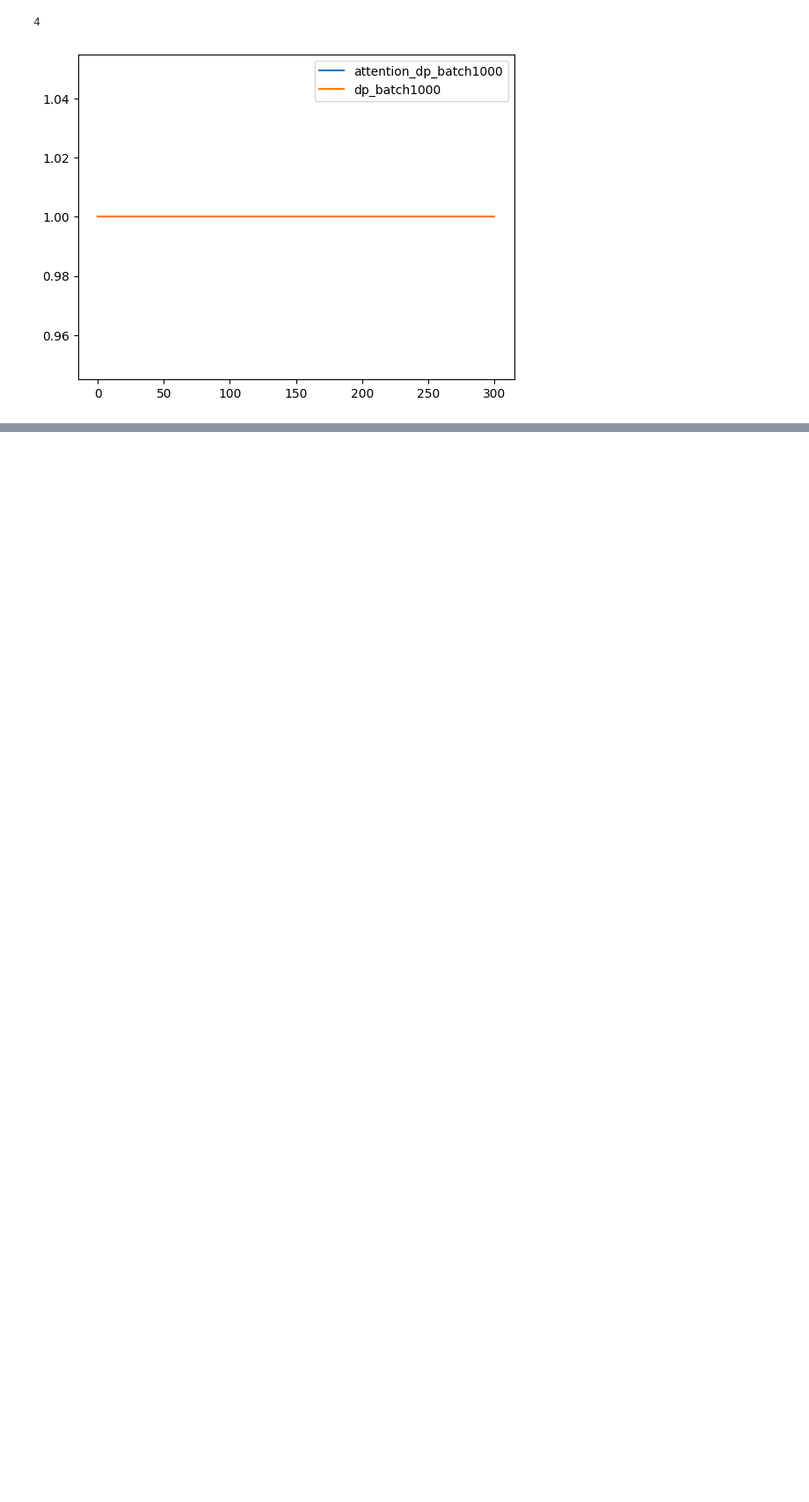
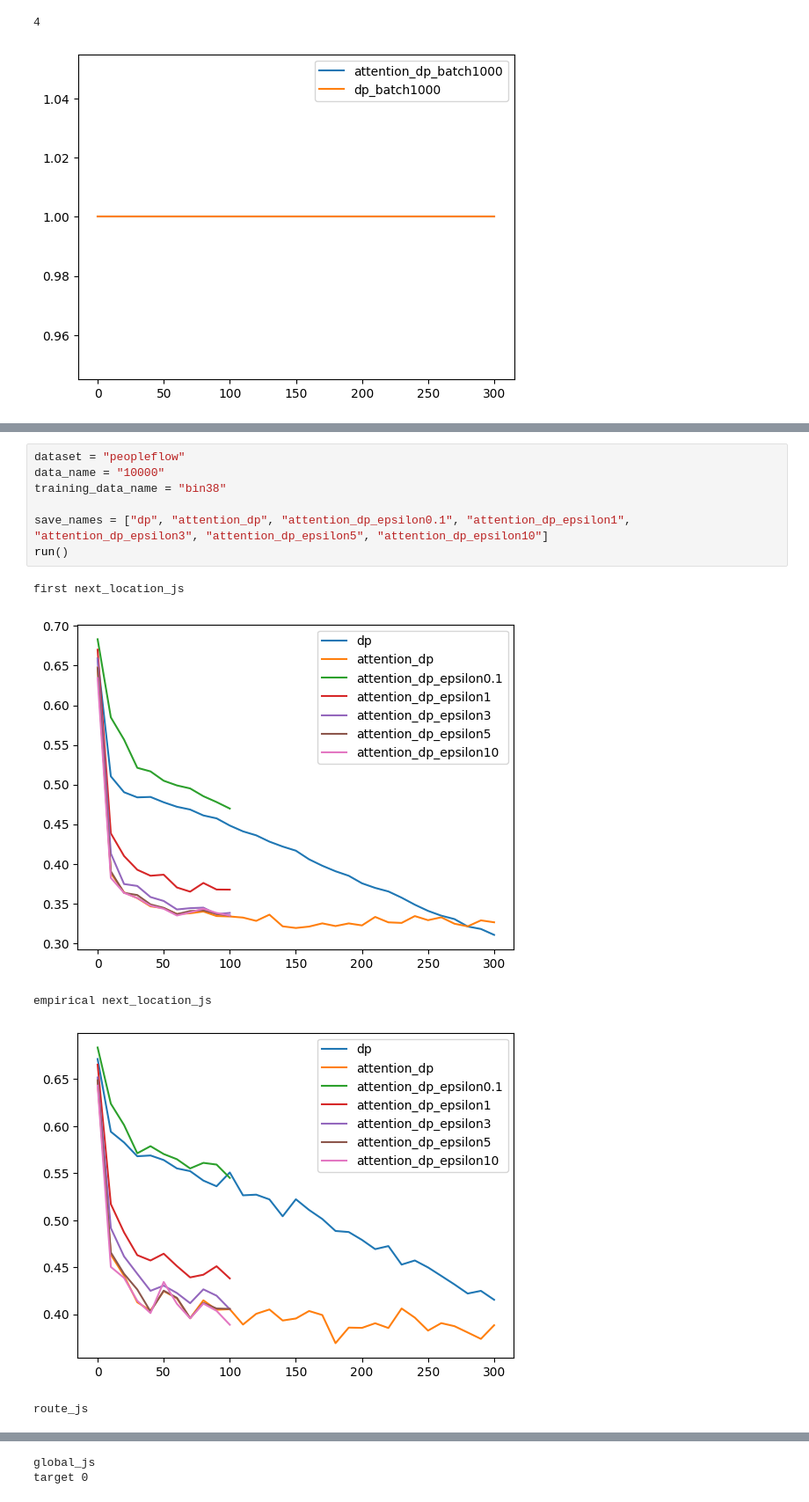
Before and after one commit to tkgsn/priv_traj_gen, a Jupyter notebook: show.ipynb, the cells around one changed output, grey strips where cells are left out. Shown at 88% size. Drawn from its saved outputs; the diff is of its cells as text; blank space fills up the shorter version.

```diff
--- a/show.ipynb
+++ b/show.ipynb
@@ -199,0 +189,13 @@ KeyError: 'empirical_next_location_js'
+# %%
+dataset = "peopleflow"
+data_name = "10000"
+training_data_name = "bin38"
+
+save_names = ["dp", "attention_dp", "attention_dp_epsilon0.1", "attention_dp_epsilon1", "attention_dp_epsilon3", "attention_dp_epsilon5", "attention_dp_epsilon10"]
+run()
+# %% [output]
+first next_location_js
+[figure, added]
+empirical next_location_js
+[figure, added]
+route_js
@@ -199,0 +203,2 @@ KeyError: 'empirical_next_location_js'
+global_js
+target 0
```
Also changed, not shown: parts of 7 cells of this notebook, 3 other files.
